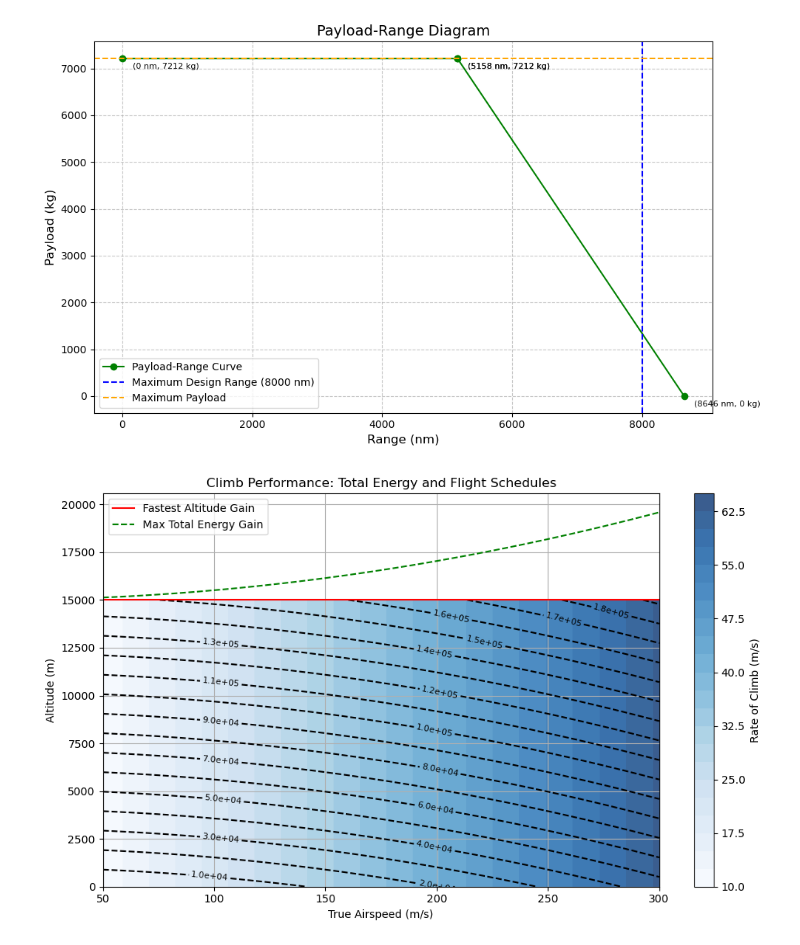
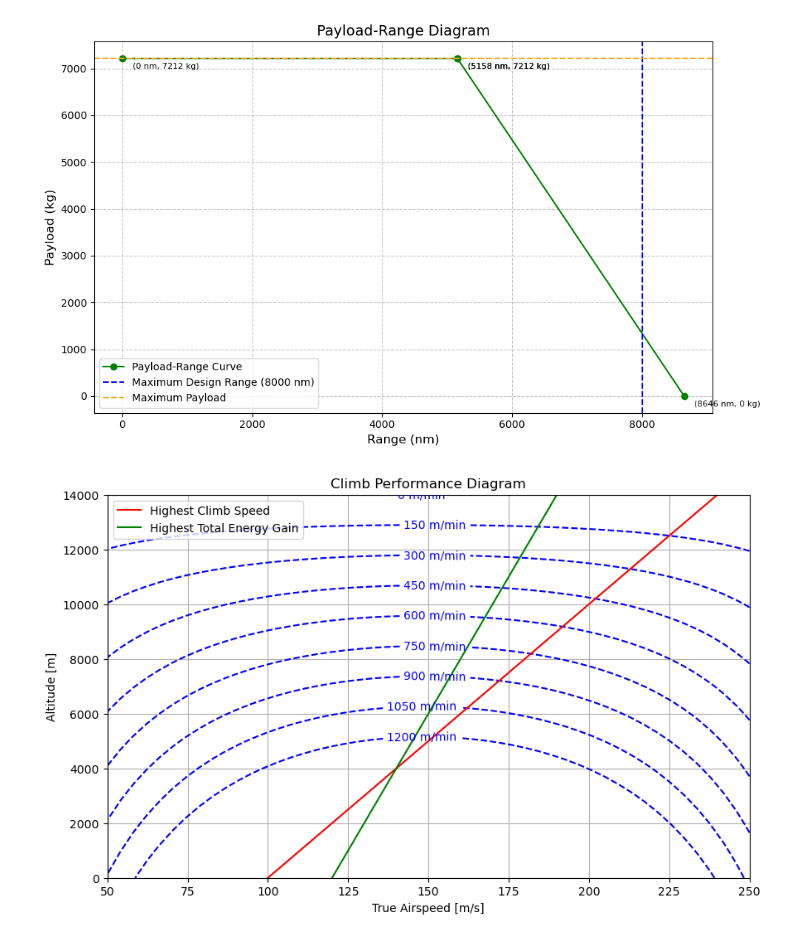
Before and after one commit to AntoineVanHoye/integrated_project, a Jupyter notebook: thrust.ipynb, the cells around one changed output. Cells and saved outputs as stored; diff of their text form; code cells hidden in the pictures.

```diff
--- a/thrust.ipynb
+++ b/thrust.ipynb
@@ -524,46 +524,58 @@ plt.show()
 # %%
 import numpy as np
 import matplotlib.pyplot as plt
 
-# Constants
-g = 9.81  # Gravitational acceleration (m/s^2)
-weight = 471511.32  # Aircraft weight (N)
-tas_range = np.linspace(50, 300, 100)  # True Airspeed (m/s)
-altitude_range = np.linspace(0, 15000, 100)  # Altitude (m)
+# Constants (based on aircraft design inputs)
+altitudes = np.linspace(0, 14000, 15)  # Altitudes in meters
+airspeeds = np.linspace(50, 250, 50)  # True airspeed in m/s
+weight = 106000 * 0.453592  # Maximum Takeoff Weight in kg
+g = 9.81  # Gravity in m/s^2
 
-# Create meshgrid for plotting
-TAS, Altitude = np.meshgrid(tas_range, altitude_range)
+# Placeholder functions for Thrust, Drag, and Power
+def thrust(altitude, airspeed):
+    # Example placeholder: assume thrust decreases with altitude and airspeed
+    return 200000 * (1 - altitude / 14000) * (1 - airspeed / 300)
 
-# Calculate total energy (kinetic + potential) per unit mass
-total_energy = 0.5 * TAS**2 + g * Altitude
+def drag(altitude, airspeed):
+    # Example placeholder: drag increases with airspeed but decreases with altitude
+    return 0.02 * airspeed**2 * (1 - altitude / 14000)
 
-# Simplified climb performance limits (replace with real data for your aircraft)
-thrust = 100000  # Constant thrust example (N)
-drag_coefficient = 0.02  # Simplified drag coefficient
-drag = 0.5 * drag_coefficient * TAS**2  # Approximation of drag force
-roc = (thrust - drag) / weight * TAS  # Rate of climb (m/s)
+def power_available(altitude, airspeed):
+    return thrust(altitude, airspeed) * airspeed
 
-# Plot Total Energy Contours
+# Compute climb rates (m/s)
+climb_rate = np.zeros((len(altitudes), len(airspeeds)))
+for i, alt in enumerate(altitudes):
+    for j, spd in enumerate(airspeeds):
+        power_avail = power_available(alt, spd)
+        power_req = drag(alt, spd) * spd
+        excess_power = power_avail - power_req
+        climb_rate[i, j] = excess_power / (weight * g) if excess_power > 0 else 0
+
+# Convert climb rates to m/min
+climb_rate_m_min = climb_rate * 60
+
+# Define contour levels for climb rate in m/min
+contour_levels = np.linspace(0, 1200, 9)  # m/min
+
+# Plot the Climb Performance Diagram
 plt.figure(figsize=(10, 6))
-cp = plt.contour(TAS, Altitude, total_energy, levels=20, colors="black", linestyles="dashed")
-plt.clabel(cp, inline=True, fontsize=8, fmt="%.1e")
-plt.contourf(TAS, Altitude, roc, levels=20, cmap="Blues", alpha=0.8)
+CS = plt.contour(airspeeds, altitudes, climb_rate_m_min, levels=contour_levels, colors='blue', linestyles='dashed')
+plt.clabel(CS, inline=1, fontsize=10, fmt="%1.0f m/min")
 
-# Highlight specific flight schedules (manually or calculated)
-fast_alt_gain = np.max(Altitude, axis=0)  # Example for fastest altitude gain
-plt.plot(tas_range, fast_alt_gain, "r-", label="Fastest Altitude Gain")
+# Highlight highest climb speed and highest energy gain lines (arbitrary placeholders for demo purposes)
+highest_climb_speed = np.array([100 + alt / 100 for alt in altitudes])  # Example
+highest_energy_gain = np.array([120 + alt / 200 for alt in altitudes])  # Example
 
-max_total_energy = np.max(total_energy, axis=0)  # Example for max total energy
-plt.plot(tas_range, max_total_energy / g, "g--", label="Max Total Energy Gain")
+plt.plot(highest_climb_speed, altitudes, 'r-', label='Highest Climb Speed')
+plt.plot(highest_energy_gain, altitudes, 'g-', label='Highest Total Energy Gain')
 
-# Labels and Legends
-plt.title("Climb Performance: Total Energy and Flight Schedules")
-plt.xlabel("True Airspeed (m/s)")
-plt.ylabel("Altitude (m)")
-plt.legend()
-plt.colorbar(label="Rate of Climb (m/s)")
+# Finalize plot
+plt.xlabel('True Airspeed [m/s]')
+plt.ylabel('Altitude [m]')
+plt.title('Climb Performance Diagram')
+plt.legend(loc='upper left')
 plt.grid(True)
-plt.tight_layout()
 plt.show()
 # %% [output]
-[figure, old version]
+[figure, new version]
```
